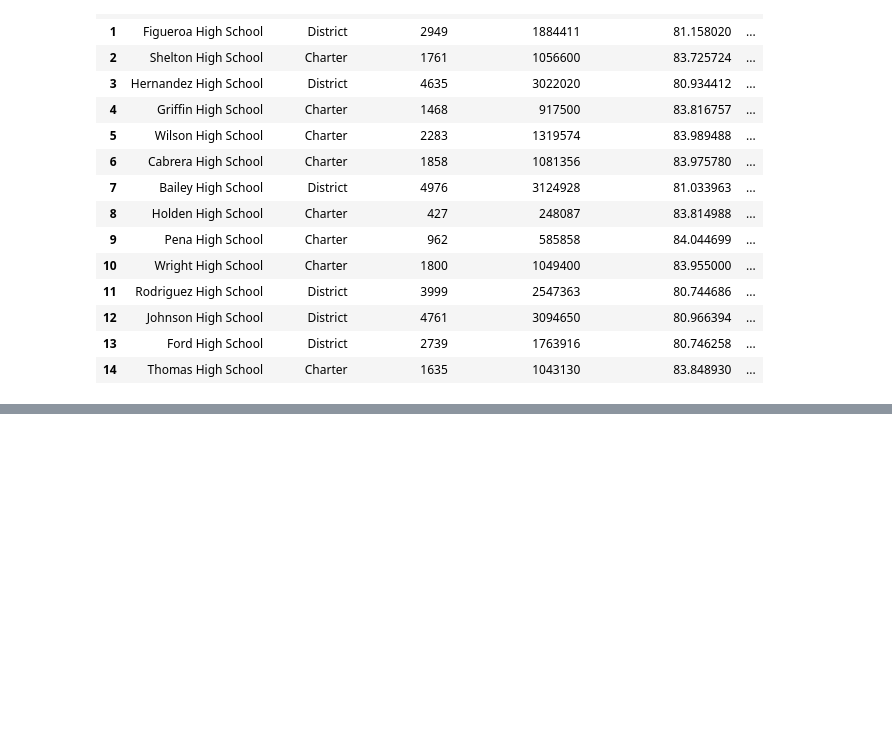
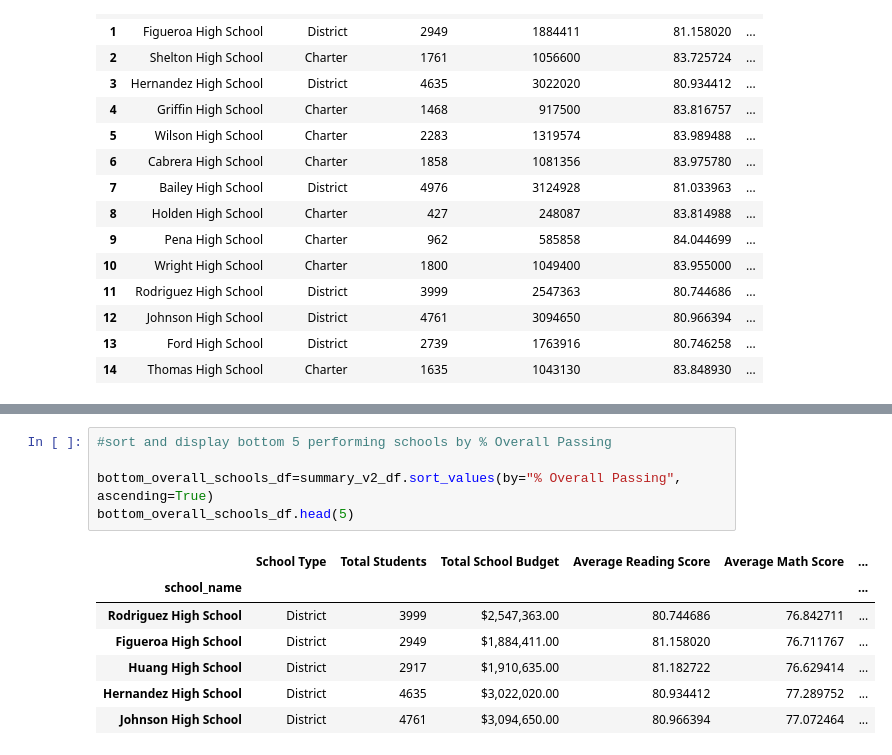
Before and after one commit to annabelcheong/pandas-challenge, a Jupyter notebook: PyCitySchools/school.ipynb, the cells around one changed output, grey strips where cells are left out. Drawn from its saved outputs; the diff is of its cells as text; blank space fills up the shorter version.

```diff
--- a/PyCitySchools/school.ipynb
+++ b/PyCitySchools/school.ipynb
@@ -389,0 +486,13 @@ summary_v2_df
+# %%
+#sort and display bottom 5 performing schools by % Overall Passing
+
+bottom_overall_schools_df=summary_v2_df.sort_values(by="% Overall Passing", ascending=True)
+bottom_overall_schools_df.head(5)
+# %% [output]
+|  | School Type | Total Students | Total School Budget | Average Reading Score | Average Math Score | ... |
+| school_name |  |  |  |  |  | ... |
+| Rodriguez High School | District | 3999 | $2,547,363.00 | 80.744686 | 76.842711 | ... |
+| Figueroa High School | District | 2949 | $1,884,411.00 | 81.158020 | 76.711767 | ... |
+| Huang High School | District | 2917 | $1,910,635.00 | 81.182722 | 76.629414 | ... |
+| Hernandez High School | District | 4635 | $3,022,020.00 | 80.934412 | 77.289752 | ... |
+| Johnson High School | District | 4761 | $3,094,650.00 | 80.966394 | 77.072464 | ... |
```
Also changed, not shown: parts of 14 cells of this notebook.
